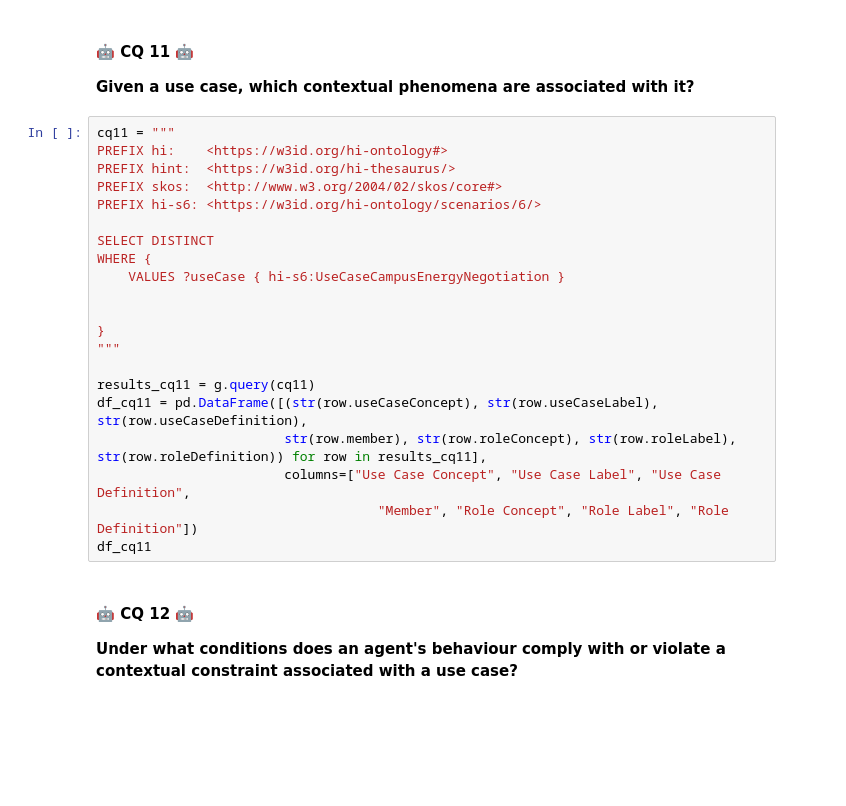
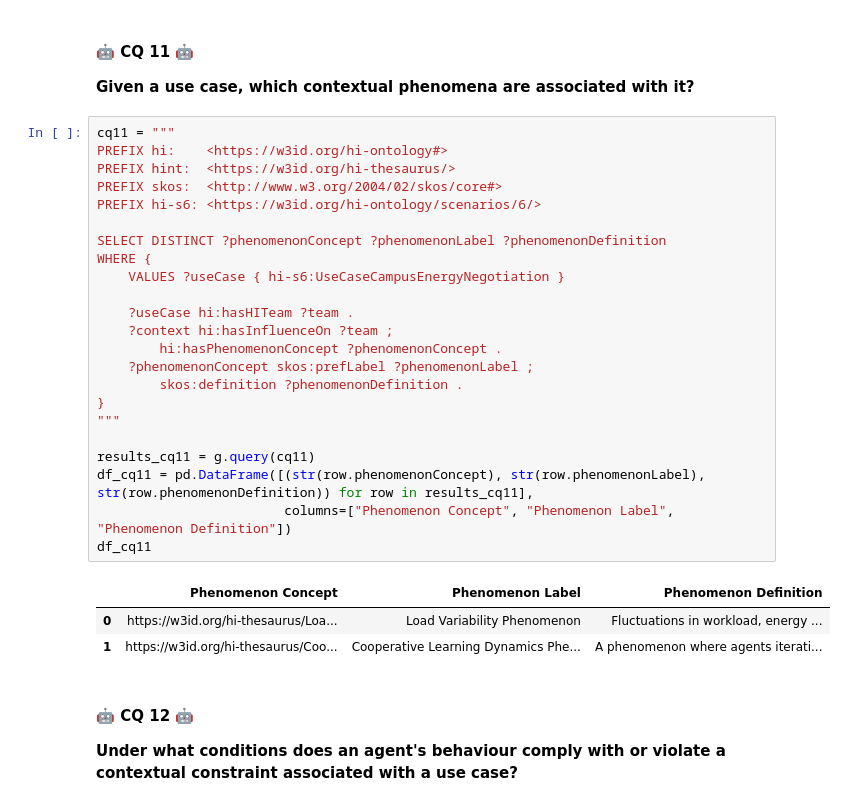
Before and after one commit to kai-vu/Hybrid-Intelligence-Ontology, a Jupyter notebook: case_study/cqs.ipynb, the cells around one changed output. Saved outputs shown, nothing was run; the diff lists cells and outputs as text; blank space fills up the shorter version.

```diff
--- a/case_study/cqs.ipynb
+++ b/case_study/cqs.ipynb
@@ -455,24 +455,30 @@ df_cq10
 # %%
 cq11 = """
 PREFIX hi:    <https://w3id.org/hi-ontology#>
 PREFIX hint:  <https://w3id.org/hi-thesaurus/>
 PREFIX skos:  <http://www.w3.org/2004/02/skos/core#>
 PREFIX hi-s6: <https://w3id.org/hi-ontology/scenarios/6/>
 
-SELECT DISTINCT
+SELECT DISTINCT ?phenomenonConcept ?phenomenonLabel ?phenomenonDefinition
 WHERE {
     VALUES ?useCase { hi-s6:UseCaseCampusEnergyNegotiation }
 
-
+    ?useCase hi:hasHITeam ?team .
+    ?context hi:hasInfluenceOn ?team ;
+        hi:hasPhenomenonConcept ?phenomenonConcept .
+    ?phenomenonConcept skos:prefLabel ?phenomenonLabel ;
+        skos:definition ?phenomenonDefinition .
 }
 """
 
 results_cq11 = g.query(cq11)
-df_cq11 = pd.DataFrame([(str(row.useCaseConcept), str(row.useCaseLabel), str(row.useCaseDefinition),
-                        str(row.member), str(row.roleConcept), str(row.roleLabel), str(row.roleDefinition)) for row in results_cq11],
-                        columns=["Use Case Concept", "Use Case Label", "Use Case Definition",
-                                    "Member", "Role Concept", "Role Label", "Role Definition"])
+df_cq11 = pd.DataFrame([(str(row.phenomenonConcept), str(row.phenomenonLabel), str(row.phenomenonDefinition)) for row in results_cq11],
+                        columns=["Phenomenon Concept", "Phenomenon Label", "Phenomenon Definition"])
 df_cq11
+# %% [output]
+|  | Phenomenon Concept | Phenomenon Label | Phenomenon Definition |
+| 0 | https://w3id.org/hi-thesaurus/Loa... | Load Variability Phenomenon | Fluctuations in workload, energy ... |
+| 1 | https://w3id.org/hi-thesaurus/Coo... | Cooperative Learning Dynamics Phe... | A phenomenon where agents iterati... |
 # %% [markdown]
 #### 🤖 CQ 12 🤖
 
```
Also changed, not shown: parts of 1 cell of this notebook, 1 other file.
